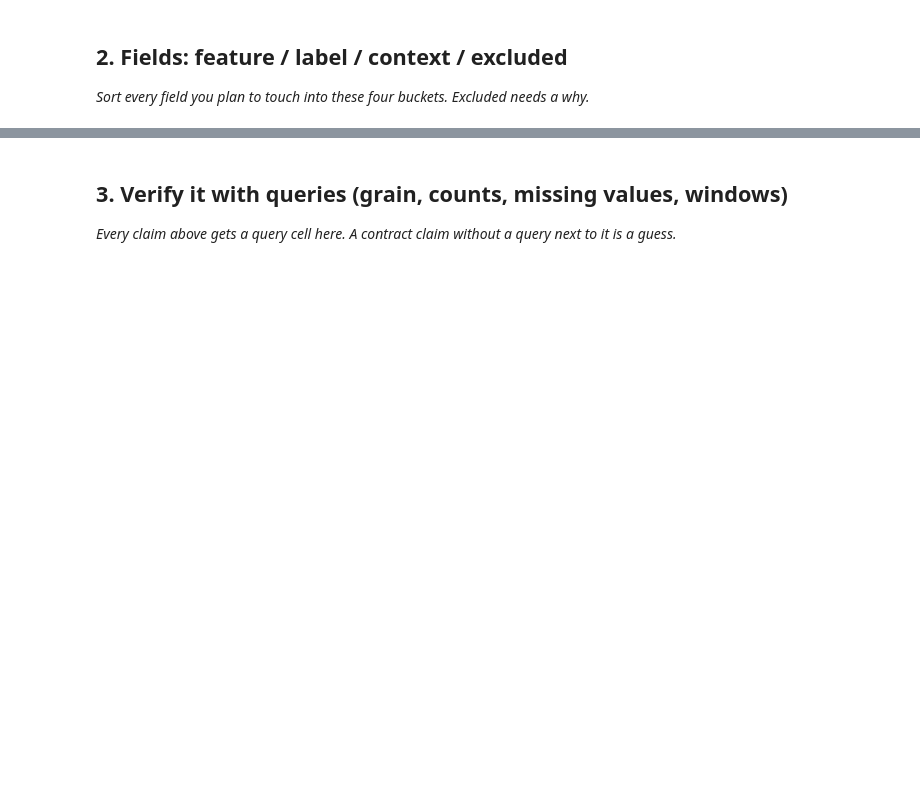
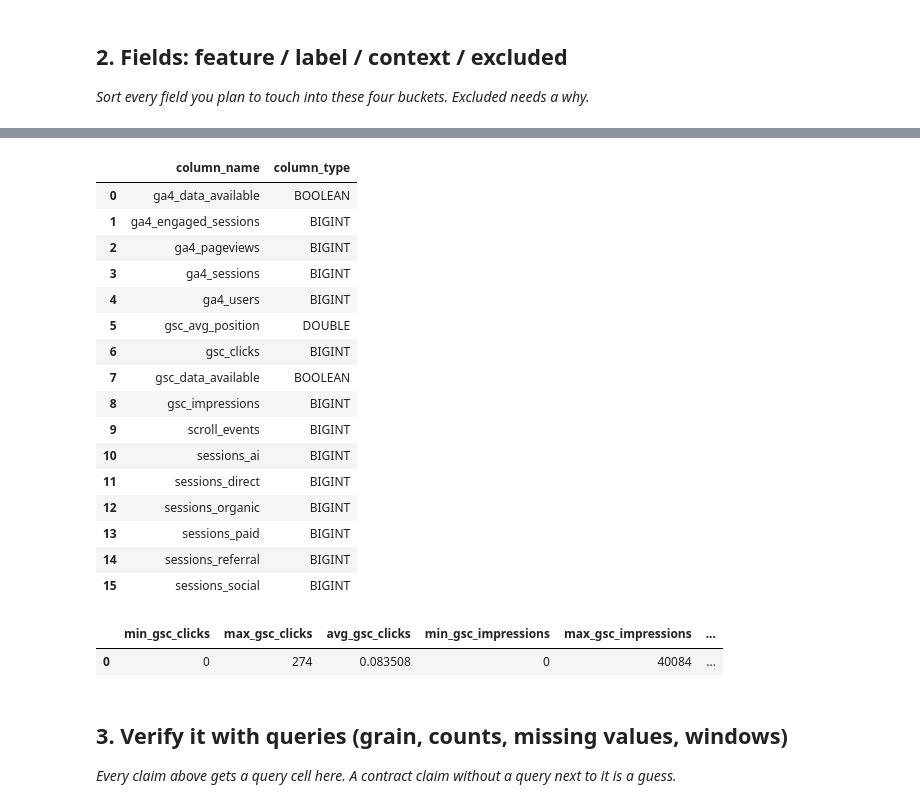
Before and after one commit to Rowan-ali/flyrank-ml-internship, a Jupyter notebook: work/notebooks/w03_data_contract.ipynb, the cells around one changed output, grey strips where cells are left out. Cells and saved outputs as stored; diff of their text form; code cells hidden in the pictures; blank space fills up the shorter version.

```diff
--- a/work/notebooks/w03_data_contract.ipynb
+++ b/work/notebooks/w03_data_contract.ipynb
@@ -20,6 +137,71 @@ This skeleton is yours to fill. Work the sections **in order** — each one has
 # %%
 # This cell is for CODE (numbers, a query, a check).
 # Write your text answer in the cell ABOVE this one — typing sentences here breaks Run All.
+available_fields = con.sql(f"""
+SELECT
+    column_name,
+    column_type
+FROM (
+    DESCRIBE SELECT *
+    FROM {MAR}
+)
+WHERE column_name IN (
+    'gsc_impressions',
+    'gsc_clicks',
+    'gsc_avg_position',
+    'ga4_pageviews',
+    'ga4_sessions',
+    'ga4_users',
+    'ga4_engaged_sessions',
+    'sessions_organic',
+    'sessions_direct',
+    'sessions_referral',
+    'sessions_social',
+    'sessions_paid',
+    'sessions_ai',
+    'scroll_events',
+    'gsc_data_available',
+    'ga4_data_available'
+)
+ORDER BY column_name
+""").df()
+
+available_fields
+# %% [output]
+|  | column_name | column_type |
+| 0 | ga4_data_available | BOOLEAN |
+| 1 | ga4_engaged_sessions | BIGINT |
+| 2 | ga4_pageviews | BIGINT |
+| 3 | ga4_sessions | BIGINT |
+| 4 | ga4_users | BIGINT |
+| 5 | gsc_avg_position | DOUBLE |
+| 6 | gsc_clicks | BIGINT |
+| 7 | gsc_data_available | BOOLEAN |
+| 8 | gsc_impressions | BIGINT |
+| 9 | scroll_events | BIGINT |
+| 10 | sessions_ai | BIGINT |
+| 11 | sessions_direct | BIGINT |
+| 12 | sessions_organic | BIGINT |
+| 13 | sessions_paid | BIGINT |
+| 14 | sessions_referral | BIGINT |
+| 15 | sessions_social | BIGINT |
+# %%
+con.sql(f"""
+SELECT
+    MIN(gsc_clicks) AS min_gsc_clicks,
+    MAX(gsc_clicks) AS max_gsc_clicks,
+    AVG(gsc_clicks) AS avg_gsc_clicks,
+    MIN(gsc_impressions) AS min_gsc_impressions,
+    MAX(gsc_impressions) AS max_gsc_impressions,
+    AVG(gsc_impressions) AS avg_gsc_impressions,
+    MIN(ga4_sessions) AS min_ga4_sessions,
+    MAX(ga4_sessions) AS max_ga4_sessions,
+    AVG(ga4_sessions) AS avg_ga4_sessions
+FROM {MAR}
+""").df()
+# %% [output]
+|  | min_gsc_clicks | max_gsc_clicks | avg_gsc_clicks | min_gsc_impressions | max_gsc_impressions | ... |
+| 0 | 0 | 274 | 0.083508 | 0 | 40084 | ... |
 # %% [markdown]
 ## 3. Verify it with queries (grain, counts, missing values, windows)
 
```
Also changed, not shown: parts of 23 cells of this notebook.
